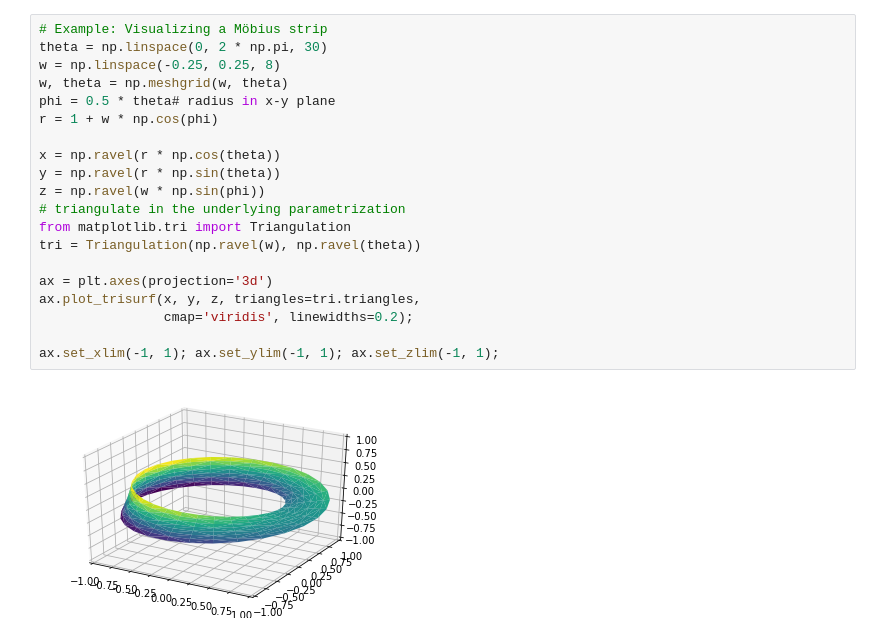
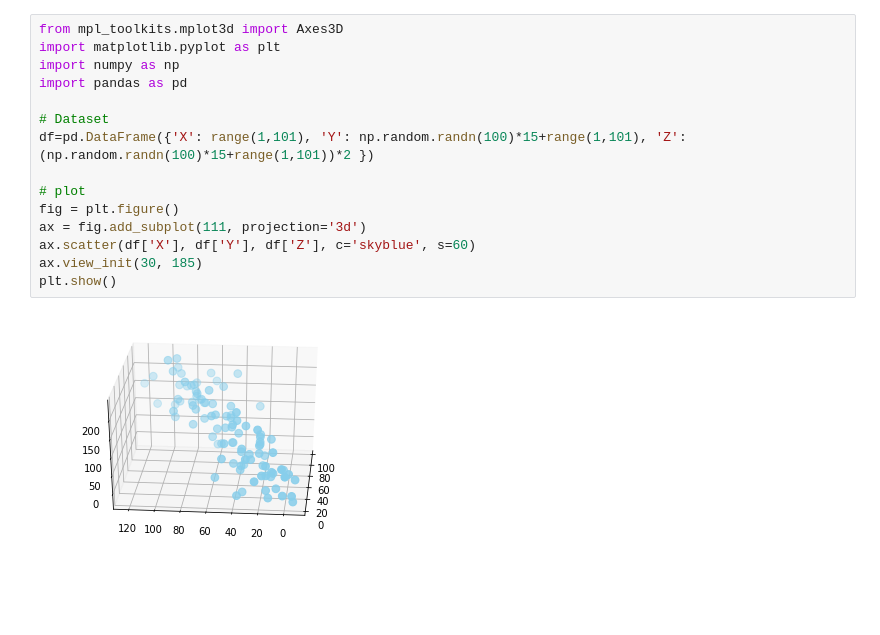
Before and after one commit to Anshika91/3D-ploting, a Jupyter notebook: Untitled3.ipynb, the cells around one changed output. Saved outputs shown, nothing was run; the diff lists cells and outputs as text; blank space fills up the shorter version.

```diff
--- a/Untitled3.ipynb
+++ b/Untitled3.ipynb
@@ -92,22 +3,17 @@ ax.plot_trisurf(x, y, z,
-# %%
-# Example: Visualizing a Möbius strip
-theta = np.linspace(0, 2 * np.pi, 30)
-w = np.linspace(-0.25, 0.25, 8)
-w, theta = np.meshgrid(w, theta)
-phi = 0.5 * theta# radius in x-y plane
-r = 1 + w * np.cos(phi)
-
-x = np.ravel(r * np.cos(theta))
-y = np.ravel(r * np.sin(theta))
-z = np.ravel(w * np.sin(phi))
-# triangulate in the underlying parametrization
-from matplotlib.tri import Triangulation
-tri = Triangulation(np.ravel(w), np.ravel(theta))
-
-ax = plt.axes(projection='3d')
-ax.plot_trisurf(x, y, z, triangles=tri.triangles,
-                cmap='viridis', linewidths=0.2);
-
-ax.set_xlim(-1, 1); ax.set_ylim(-1, 1); ax.set_zlim(-1, 1);
-# %% [output]
-[figure, removed]
+# %%
+from mpl_toolkits.mplot3d import Axes3D
+import matplotlib.pyplot as plt
+import numpy as np
+import pandas as pd
+
+# Dataset
+df=pd.DataFrame({'X': range(1,101), 'Y': np.random.randn(100)*15+range(1,101), 'Z': (np.random.randn(100)*15+range(1,101))*2 })
+
+# plot
+fig = plt.figure()
+ax = fig.add_subplot(111, projection='3d')
+ax.scatter(df['X'], df['Y'], df['Z'], c='skyblue', s=60)
+ax.view_init(30, 185)
+plt.show()
+# %% [output]
+[figure, added]
```
Also changed, not shown: parts of 8 cells of this notebook.
